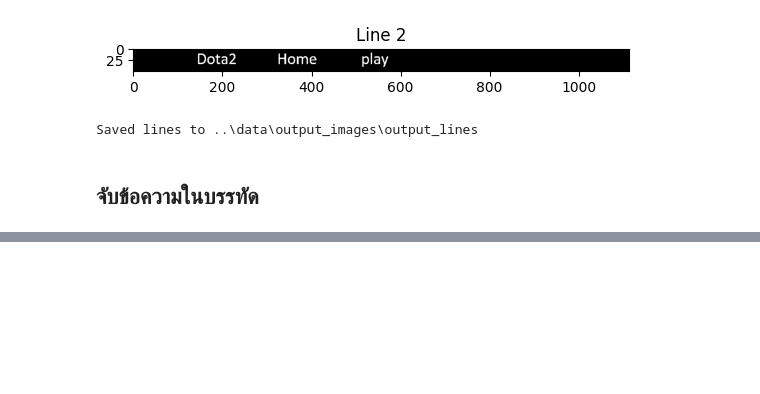
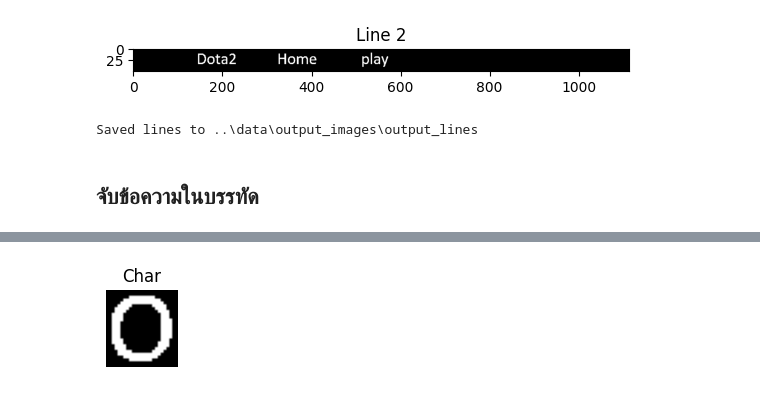
Before and after one commit to kunimpan/ocr-engine-python, a Jupyter notebook: scripts/word_detection.ipynb, the cells around one changed output, grey strips where cells are left out. Saved outputs shown, nothing was run; the diff lists cells and outputs as text; code cells hidden in the pictures; blank space fills up the shorter version.

```diff
--- a/scripts/word_detection.ipynb
+++ b/scripts/word_detection.ipynb
@@ -151,0 +148,92 @@ line : 2
+# %%
+'''
+plt.figure(figsize=(2,2))
+        plt.imshow(text, cmap="gray")
+        plt.title(f"line {idx_line+1}, text {idx_text+1}")
+        plt.axis("off")
+        plt.show()
+'''
+
+def segment_image_horizontal(histogram, image):
+    for start_col, end_col in histogram:
+        char_img = image[:, start_col-2:end_col+5]
+        return char_img
+
+def segment_image_horizontal_V2(histogram, image):
+    start_col, end_col = histogram[0], histogram[1]
+    char_img = image[:, start_col-2:end_col+4]
+    return char_img
+
+def contour_image(char_image):
+    # หา Contours ในภาพ
+    contours, _ = cv2.findContours(char_image, cv2.RETR_EXTERNAL, cv2.CHAIN_APPROX_SIMPLE)
+
+    # สร้างสำเนาภาพเพื่อวาดกรอบ
+    line_with_boxes = cv2.cvtColor(char_image, cv2.COLOR_GRAY2BGR)
+
+    for idx, contour in enumerate(contours):
+
+        # คำนวณกรอบสี่เหลี่ยมรอบ Contour
+        x, y, w, h = cv2.boundingRect(contour)
+
+        # เพิ่มขนาดกรอบ 10%
+        padding_x = int(w * 0.1)  # เพิ่ม 10% ของความกว้าง
+        padding_y = int(h * 0.1)  # เพิ่ม 10% ของความสูง
+
+        # ปรับขอบเขตของกรอบ
+        x = max(0, x - padding_x)
+        y = max(0, y - padding_y)
+        w = min(line_img.shape[1] - x, w + 2 * padding_x)
+        h = min(line_img.shape[0] - y, h + 2 * padding_y)
+
+        # กำหนดเงื่อนไขเพื่อกรอง Noise หรือกล่องเล็กเกินไป
+
+        if 2 < w < 100 and 5 < h < 100:  # ปรับค่าขนาดขั้นต่ำและสูงสุดตามต้องการ
+            # ตัดภาพตัวอักษร
+            char_img = char_image[y:y+h, x:x+w]
+
+            # วาดกรอบสี่เหลี่ยมในภาพต้นฉบับ
+            #cv2.rectangle(line_with_boxes, (x, y), (x + w, y + h), (0, 255, 0), 1)
+            #cv2.imwrite(f"../data/output_images/output_characters/char_contours_{idx+1}.jpg", line_with_boxes)
+            #cv2.imwrite(f"../data/output_images/output_characters/char_contours_crop_{idx+1}.jpg", char_img)
+
+            return char_img
+
+
+text_char_group_images = [] #กลุ่มบรรทัดข้อความ
+for idx_line, line_text in enumerate(line_text_groups_images):
+
+    text_group_images = [] #กลุ่มข้อความที่มีกลุ่มรูปภาพต่อตัวอักษรอยู่ข้างใน
+    for idx_text, text_image in enumerate(line_text):
+        char_histogram = histogram_projection(text_image, 1)
+        #print(f'line {idx_line+1}, word {idx_text+1}, len {len(char_histogram)}')
+
+        char_group_images = [] #กลุ่มรูปภาพต่อตัวอักษร
+        for idx_char, char_his in enumerate(char_histogram):
+            char_image = segment_image_horizontal_V2(char_his, text_image)
+            char_contour_image = contour_image(char_image)
+            char_group_images.append(char_contour_image)
+
+        text_group_images.append(char_group_images)
+
+    text_char_group_images.append(text_group_images)
+
+print(f"Line:{len(text_char_group_images)}") #กลุ่มบรรทัด
+print(f"text:{len(text_char_group_images[0])}") #กลุ่มข้อความในบรรทัด
+print(f"char:{len(text_char_group_images[0][0])}") #กลุ่มตัวอักษรในข้อความ
+print(f"image:{len(text_char_group_images[0][0][0])}") #รูปภาพตัวอักษร
+
+plt.figure(figsize=(1,1))
+plt.imshow(text_char_group_images[0][0][0], cmap="gray")
+plt.title(f"Char")
+plt.axis("off")
+plt.show()
+
+'''
+plt.figure(figsize=(1,1))
+plt.imshow(char_image, cmap="gray")
+plt.title(f"Line {idx_line+1}, Text {idx_text+1}, Char {idx_char+1}")
+plt.axis("off")
+plt.show()
+'''
+# %% [output]
@@ -151,0 +244 @@ line : 2
+[figure, added]
```
Also changed, not shown: parts of 5 cells of this notebook, 1 other file.
